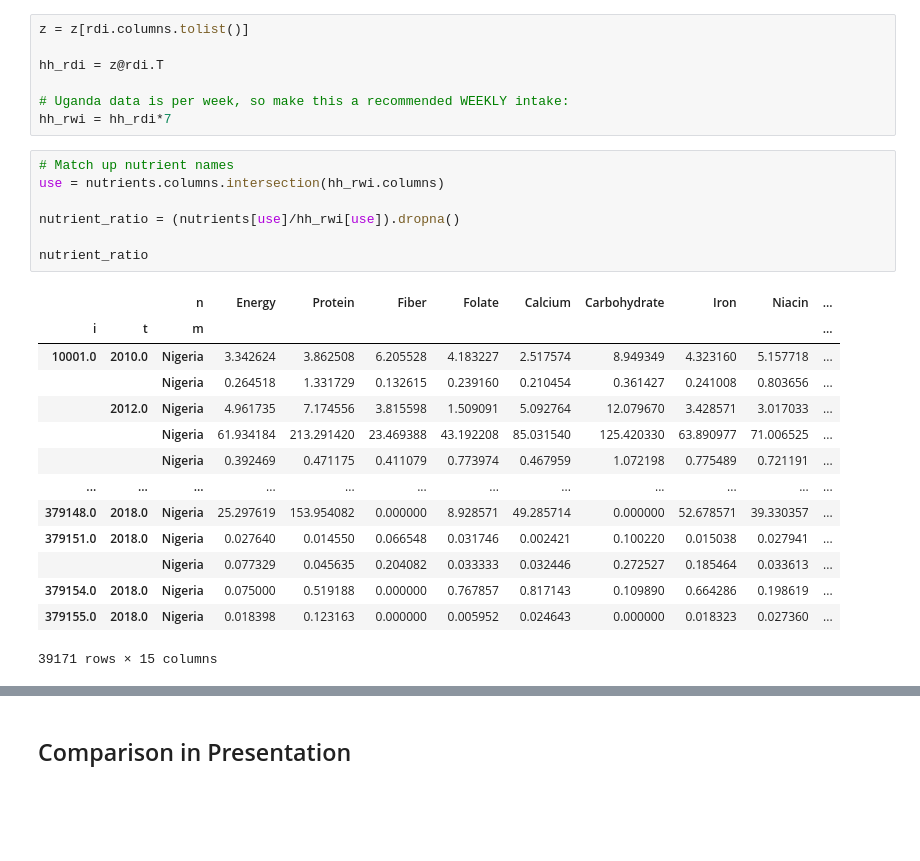
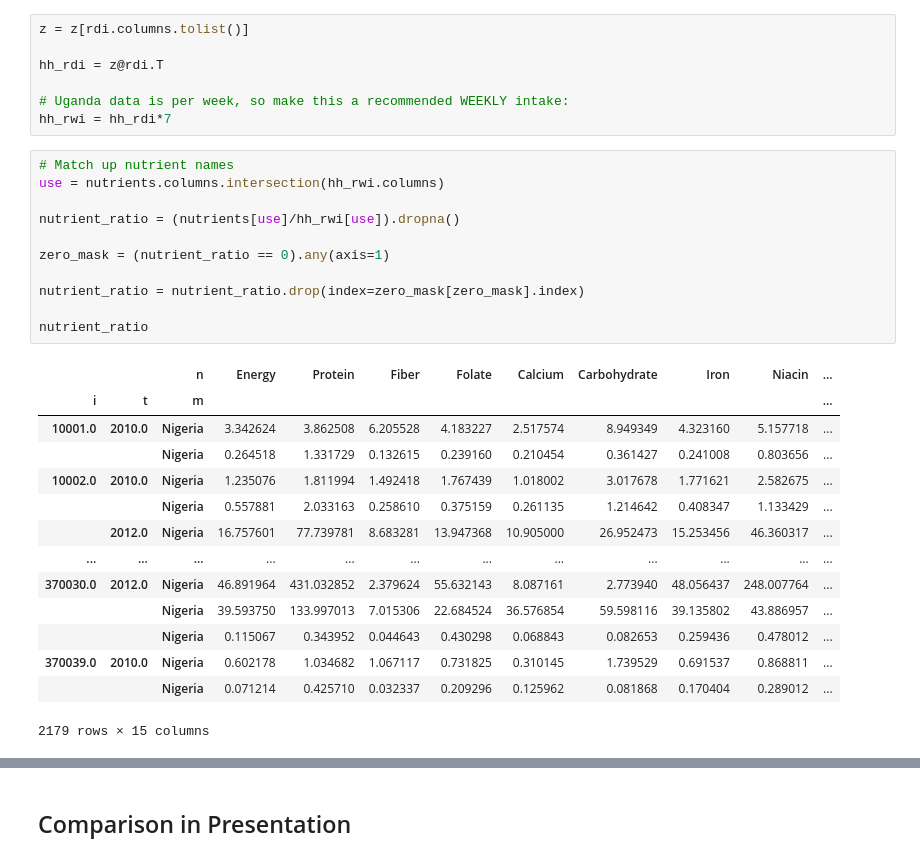
Before and after one commit to max177777/EEP153-Group-H-for-project-3, a Jupyter notebook: Team Mollie Project-3.ipynb, the cells around one changed output, grey strips where cells are left out. Drawn from its saved outputs; the diff is of its cells as text; blank space fills up the shorter version.

```diff
--- a/Team Mollie Project-3.ipynb
+++ b/Team Mollie Project-3.ipynb
@@ -548,24 +546,28 @@ hh_rwi = hh_rdi*7
 # %%
 # Match up nutrient names
 use = nutrients.columns.intersection(hh_rwi.columns)
 
 nutrient_ratio = (nutrients[use]/hh_rwi[use]).dropna()
 
+zero_mask = (nutrient_ratio == 0).any(axis=1)
+
+nutrient_ratio = nutrient_ratio.drop(index=zero_mask[zero_mask].index)
+
 nutrient_ratio
 # %% [output]
 |  |  | n | Energy | Protein | Fiber | Folate | Calcium | Carbohydrate | Iron | Niacin | ... |
 | i | t | m |  |  |  |  |  |  |  |  | ... |
 | 10001.0 | 2010.0 | Nigeria | 3.342624 | 3.862508 | 6.205528 | 4.183227 | 2.517574 | 8.949349 | 4.323160 | 5.157718 | ... |
 |  |  | Nigeria | 0.264518 | 1.331729 | 0.132615 | 0.239160 | 0.210454 | 0.361427 | 0.241008 | 0.803656 | ... |
-|  | 2012.0 | Nigeria | 4.961735 | 7.174556 | 3.815598 | 1.509091 | 5.092764 | 12.079670 | 3.428571 | 3.017033 | ... |
-|  |  | Nigeria | 61.934184 | 213.291420 | 23.469388 | 43.192208 | 85.031540 | 125.420330 | 63.890977 | 71.006525 | ... |
-|  |  | Nigeria | 0.392469 | 0.471175 | 0.411079 | 0.773974 | 0.467959 | 1.072198 | 0.775489 | 0.721191 | ... |
+| 10002.0 | 2010.0 | Nigeria | 1.235076 | 1.811994 | 1.492418 | 1.767439 | 1.018002 | 3.017678 | 1.771621 | 2.582675 | ... |
+|  |  | Nigeria | 0.557881 | 2.033163 | 0.258610 | 0.375159 | 0.261135 | 1.214642 | 0.408347 | 1.133429 | ... |
+|  | 2012.0 | Nigeria | 16.757601 | 77.739781 | 8.683281 | 13.947368 | 10.905000 | 26.952473 | 15.253456 | 46.360317 | ... |
 | ... | ... | ... | ... | ... | ... | ... | ... | ... | ... | ... | ... |
-| 379148.0 | 2018.0 | Nigeria | 25.297619 | 153.954082 | 0.000000 | 8.928571 | 49.285714 | 0.000000 | 52.678571 | 39.330357 | ... |
-| 379151.0 | 2018.0 | Nigeria | 0.027640 | 0.014550 | 0.066548 | 0.031746 | 0.002421 | 0.100220 | 0.015038 | 0.027941 | ... |
-|  |  | Nigeria | 0.077329 | 0.045635 | 0.204082 | 0.033333 | 0.032446 | 0.272527 | 0.185464 | 0.033613 | ... |
-| 379154.0 | 2018.0 | Nigeria | 0.075000 | 0.519188 | 0.000000 | 0.767857 | 0.817143 | 0.109890 | 0.664286 | 0.198619 | ... |
-| 379155.0 | 2018.0 | Nigeria | 0.018398 | 0.123163 | 0.000000 | 0.005952 | 0.024643 | 0.000000 | 0.018323 | 0.027360 | ... |
+| 370030.0 | 2012.0 | Nigeria | 46.891964 | 431.032852 | 2.379624 | 55.632143 | 8.087161 | 2.773940 | 48.056437 | 248.007764 | ... |
+|  |  | Nigeria | 39.593750 | 133.997013 | 7.015306 | 22.684524 | 36.576854 | 59.598116 | 39.135802 | 43.886957 | ... |
+|  |  | Nigeria | 0.115067 | 0.343952 | 0.044643 | 0.430298 | 0.068843 | 0.082653 | 0.259436 | 0.478012 | ... |
+| 370039.0 | 2010.0 | Nigeria | 0.602178 | 1.034682 | 1.067117 | 0.731825 | 0.310145 | 1.739529 | 0.691537 | 0.868811 | ... |
+|  |  | Nigeria | 0.071214 | 0.425710 | 0.032337 | 0.209296 | 0.125962 | 0.081868 | 0.170404 | 0.289012 | ... |
-39171 rows × 15 columns
+2179 rows × 15 columns
 # %%
 %matplotlib notebook
```
Also changed, not shown: parts of 5 cells of this notebook.
